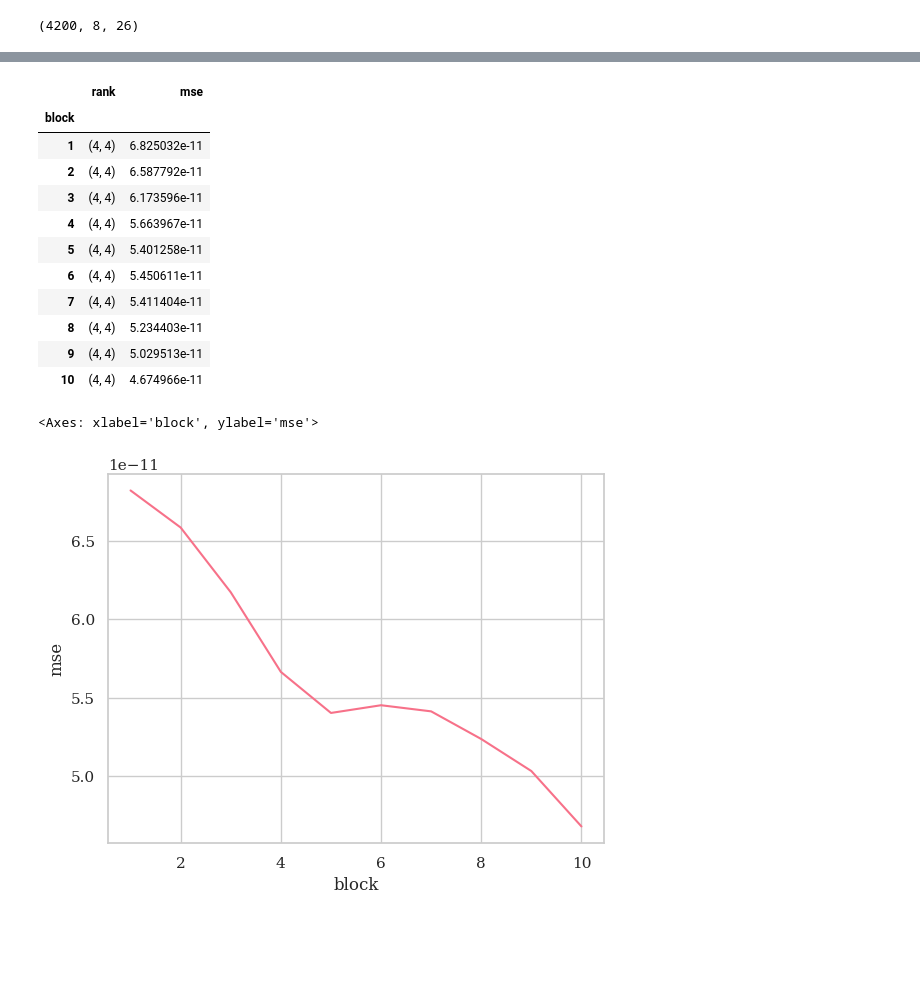
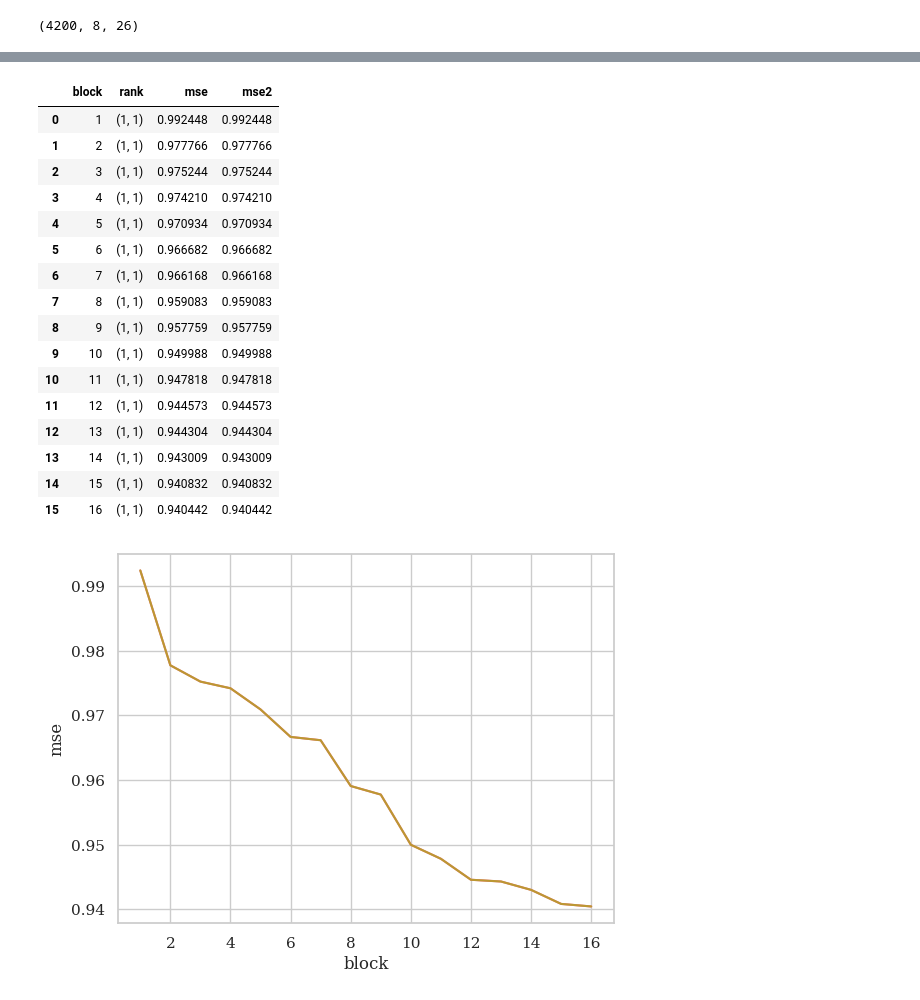
Before and after one commit to arnevdk/bttda, a Jupyter notebook: notebooks/bttda.ipynb, the cells around one changed output, grey strips where cells are left out. Drawn from its saved outputs; the diff is of its cells as text; code cells hidden in the pictures; blank space fills up the shorter version.

```diff
--- a/notebooks/bttda.ipynb
+++ b/notebooks/bttda.ipynb
@@ -24,7 +33,7 @@ paradigm = P300(resample=sfreq, tmin=tmin, tmax=tmax, fmin=fmin, fmax=fmax)
 dataset = BNCI2014_008()
 epochs, labels, meta = paradigm.get_data(
     dataset=dataset,
-     subjects=[1],
+     subjects=[2],
      return_epochs=True
 )
 session = meta['session'][0]
@@ -32,6 +41,8 @@ idc = meta['session'] == session
 epochs = epochs[idc]
 labels = labels[idc]
 meta = meta[idc]
+
+epochs._data = Scaler(scalings='mean', with_mean=True).fit_transform(epochs._data)
 # %% [output]
 To use the get_shape_from_baseconcar, InputShapeSetterEEG, BraindecodeDatasetLoaderyou need to install `braindecode`.`pip install braindecode` or Please refer to `https://braindecode.org`.
 # %%
@@ -62,29 +73,20 @@ X.shape
 # %% [output]
 (4200, 8, 26)
 # %%
-from sklearn.model_selection import StratifiedKFold
 from hoda.hoda import BTTDA, HODA, trunc_eigh
-from sklearn.pipeline import Pipeline
-from sklearn.discriminant_analysis import LinearDiscriminantAnalysis
-from mne.decoding import Scaler
-import  warnings
-from sklearn.model_selection import GridSearchCV
-from hoda.classification import Vectorize
-from sklearn.feature_selection import SelectFwe
-from sklearn.preprocessing import StandardScaler
-import warnings
+from hoda.cov import mode_scatter
+
 
 bttda = BTTDA(
-    ranks=[4]*10,
+    ranks=[1]*16,
     hoda_params=dict(
-        rank=None,
-        max_iter=64,
-        tol=1e-20,
-        init ='svd',
+        max_iter=128,
+        tol=1e-12,
+        init ='mlsvd',
         shrinkage='lw',
         toeplitz=(1,),
         obj='rt',
-        solver='lobpcg',
+        solver='lanczos',
         taper=False,
         extra_train_info=False,
         verbose=True,
@@ -94,5 +96,6 @@ bttda = BTTDA(
     extra_train_info=True,
 )
 #%env PYTHONWARNINGS=ignore
-bttda.fit(X,y)
+
+%lprun -f bttda.fit bttda.fit(X,y)
 # %% [output]
@@ -125,27 +127,35 @@ BTTDA(extra_train_info=True,
 # %%
-bttda.train_info_
+import pandas as pd
+df = pd.DataFrame(bttda.train_info_)
+df
 # %% [output]
-|  | rank | mse |
-| block |  |  |
-| 1 | (4, 4) | 6.825032e-11 |
-| 2 | (4, 4) | 6.587792e-11 |
-| 3 | (4, 4) | 6.173596e-11 |
-| 4 | (4, 4) | 5.663967e-11 |
-| 5 | (4, 4) | 5.401258e-11 |
-| 6 | (4, 4) | 5.450611e-11 |
-| 7 | (4, 4) | 5.411404e-11 |
-| 8 | (4, 4) | 5.234403e-11 |
-| 9 | (4, 4) | 5.029513e-11 |
-| 10 | (4, 4) | 4.674966e-11 |
+|  | block | rank | mse | mse2 |
+| 0 | 1 | (1, 1) | 0.992448 | 0.992448 |
+| 1 | 2 | (1, 1) | 0.977766 | 0.977766 |
+| 2 | 3 | (1, 1) | 0.975244 | 0.975244 |
+| 3 | 4 | (1, 1) | 0.974210 | 0.974210 |
+| 4 | 5 | (1, 1) | 0.970934 | 0.970934 |
+| 5 | 6 | (1, 1) | 0.966682 | 0.966682 |
+| 6 | 7 | (1, 1) | 0.966168 | 0.966168 |
+| 7 | 8 | (1, 1) | 0.959083 | 0.959083 |
+| 8 | 9 | (1, 1) | 0.957759 | 0.957759 |
+| 9 | 10 | (1, 1) | 0.949988 | 0.949988 |
+| 10 | 11 | (1, 1) | 0.947818 | 0.947818 |
+| 11 | 12 | (1, 1) | 0.944573 | 0.944573 |
+| 12 | 13 | (1, 1) | 0.944304 | 0.944304 |
+| 13 | 14 | (1, 1) | 0.943009 | 0.943009 |
+| 14 | 15 | (1, 1) | 0.940832 | 0.940832 |
+| 15 | 16 | (1, 1) | 0.940442 | 0.940442 |
 # %%
 import seaborn as sns
 import matplotlib.pyplot as plt
 
-n_samples = X.shape[0]
-sns.lineplot(data=bttda.train_info_, x='block', y='mse')
+if bttda.extra_train_info:
+    n_samples = X.shape[0]
+    sns.lineplot(data=df, x='block', y='mse')
+    sns.lineplot(data=df, x='block', y='mse2')
 # %% [output]
-<Axes: xlabel='block', ylabel='mse'>
-[figure, old version]
+[figure, new version]
 # %%
 Xt = bttda.transform(X)
 # %%
```
Also changed, not shown: parts of 10 cells of this notebook, 17 other files.
